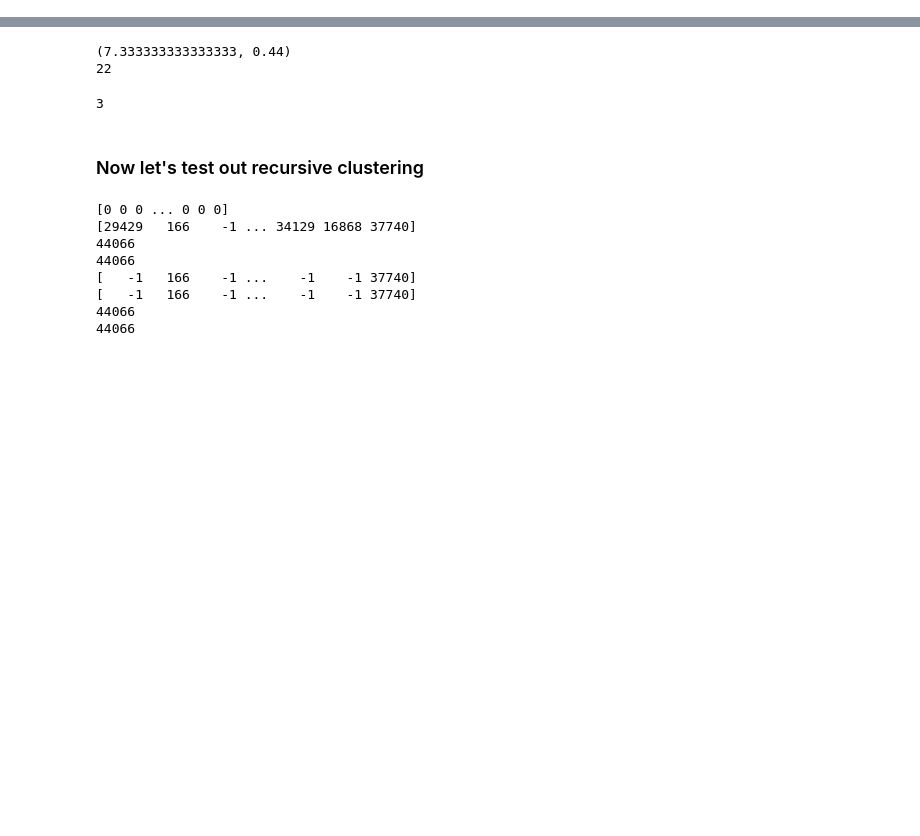
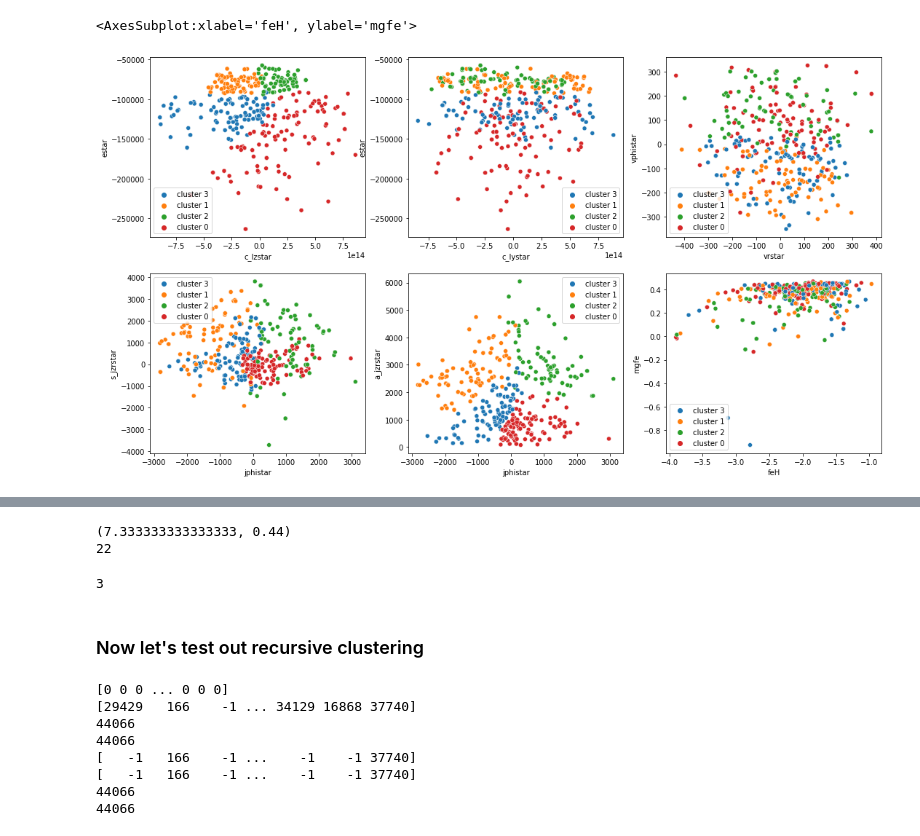
Before and after one commit to michaelyhuang23/Gaia3DR-explore, a Jupyter notebook: recurse_cluster_test.ipynb, the cells around one changed output, grey strips where cells are left out. Saved outputs shown, nothing was run; the diff lists cells and outputs as text; code cells hidden in the pictures; blank space fills up the shorter version.

```diff
--- a/recurse_cluster_test.ipynb
+++ b/recurse_cluster_test.ipynb
@@ -56,0 +78,5 @@ sns.scatterplot(data=df.iloc[chosen_ids], x='feH', y='mgfe', hue=label_names[cho
+# %%
+cluster2 = C_GaussianMixture(n_components=4)
+# %%
+cluster2.add_data(df, columns=['estar', 'c_lzstar', 'c_lxstar', 'c_lystar', 's_jzrstar', 'a_jzrstar', 'jphistar'])
+labels2 = cluster2.fit(epoch = 100)
@@ -57,3 +94,15 @@ sns.scatterplot(data=df.iloc[chosen_ids], x='feH', y='mgfe', hue=label_names[cho
+# %%
+fig, axes = plt.subplots(2, 3, figsize=(18, 10))
+label_names = np.array([f'cluster {id}' for id in labels2])
+sns.scatterplot(data=df, ax=axes[0,0], x='c_lzstar', y='estar', hue=label_names)
+sns.scatterplot(data=df, ax=axes[0,1], x='c_lystar', y='estar', hue=label_names)
+sns.scatterplot(data=df, ax=axes[0,2], x='vrstar', y='vphistar', hue=label_names)
+sns.scatterplot(data=df, ax=axes[1,0], x='jphistar', y='s_jzrstar', hue=label_names)
+sns.scatterplot(data=df, ax=axes[1,1], x='jphistar', y='a_jzrstar', hue=label_names)
+sns.scatterplot(data=df, ax=axes[1,2], x='feH', y='mgfe', hue=label_names)
+# %% [output]
+<AxesSubplot:xlabel='feH', ylabel='mgfe'>
+[figure, added]
 # %%
 from collections import Counter
 print(len(chosen_ids))
```
Also changed, not shown: parts of 15 cells of this notebook, 4 other files.
